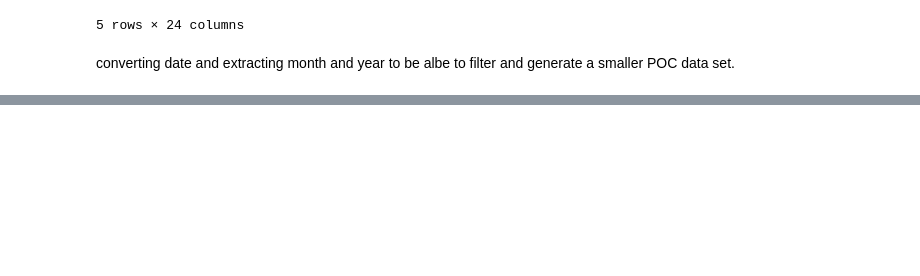
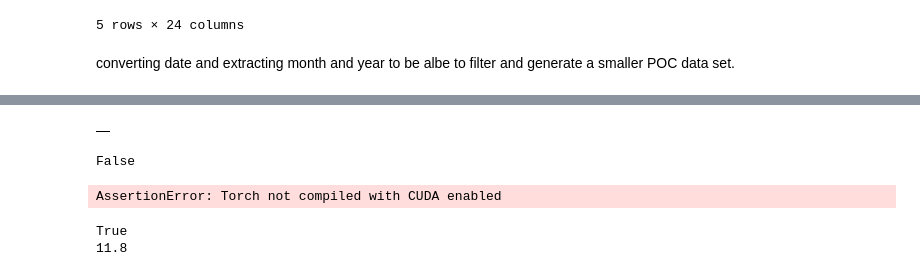
Before and after one commit to Hakiim01/nlp-political-parties, a Jupyter notebook: Sentinemt_analysis.ipynb, the cells around one changed output, grey strips where cells are left out. Saved outputs shown, nothing was run; the diff lists cells and outputs as text; code cells hidden in the pictures; blank space fills up the shorter version.

Commit message:
GPU enabled

```diff
--- a/Sentinemt_analysis.ipynb
+++ b/Sentinemt_analysis.ipynb
@@ -75,0 +77,33 @@ df_s
+# %%
+import nltk
+nltk.download('punkt')
+nltk.download('punkt_tab')
+from nltk.tokenize import sent_tokenize
+from germansentiment import SentimentModel
+
+def extract_compound_sentiment_from_speech(speech, model,console_out):
+    all_probs = []
+    sentences = sent_tokenize(speech, language='german')
+    print(len(sentences))
+    sentiment_weight = {'positive': 1, 'negative': -1, 'neutral': 0}
+    compound_scores = []
+
+    for sentence in sentences:
+        _, result = model.predict_sentiment([sentence], output_probabilities=True)
+        prob_pairs = result[0]
+        prob_dict = {label: prob for label, prob in prob_pairs}
+        all_probs.append(prob_dict)
+
+        # Sentence-level compound score
+        score = sum(prob_dict[label] * sentiment_weight[label] for label in sentiment_weight)
+        compound_scores.append(score)
+
+    # Overall compound sentiment and variance
+    compound_score = np.mean(compound_scores)
+    compound_variance = np.var(compound_scores)
+
+    if console_out == True:
+        print("Compound sentiment score:", round(compound_score, 4))
+        print("Compound sentiment variance:", round(compound_variance, 4))
+
+    return compound_score, compound_variance,
@@ -75,0 +117,6 @@ df_s
+# %%
+
+model = SentimentModel()
+
+compound_score, compound_variance = extract_compound_sentiment_from_speech(df_sent["text"].iloc[0], model,console_out=True)
+df_sent["text"].iloc[0]
@@ -75,0 +209,18 @@ df_s
+# %%
+df_sentiment_result.head()
+# %% [output]
+|  |
+# %%
+import torch
+print(torch.cuda.is_available())           # Should be True
+print(torch.cuda.get_device_name(0))
+# %% [output]
+False
+AssertionError: Torch not compiled with CUDA enabled
+# %%
+import torch
+print(torch.cuda.is_available())  # Should be True
+print(torch.version.cuda)
+# %% [output]
+True
+11.8
```
Also changed, not shown: parts of 9 cells of this notebook, 1 other file.
